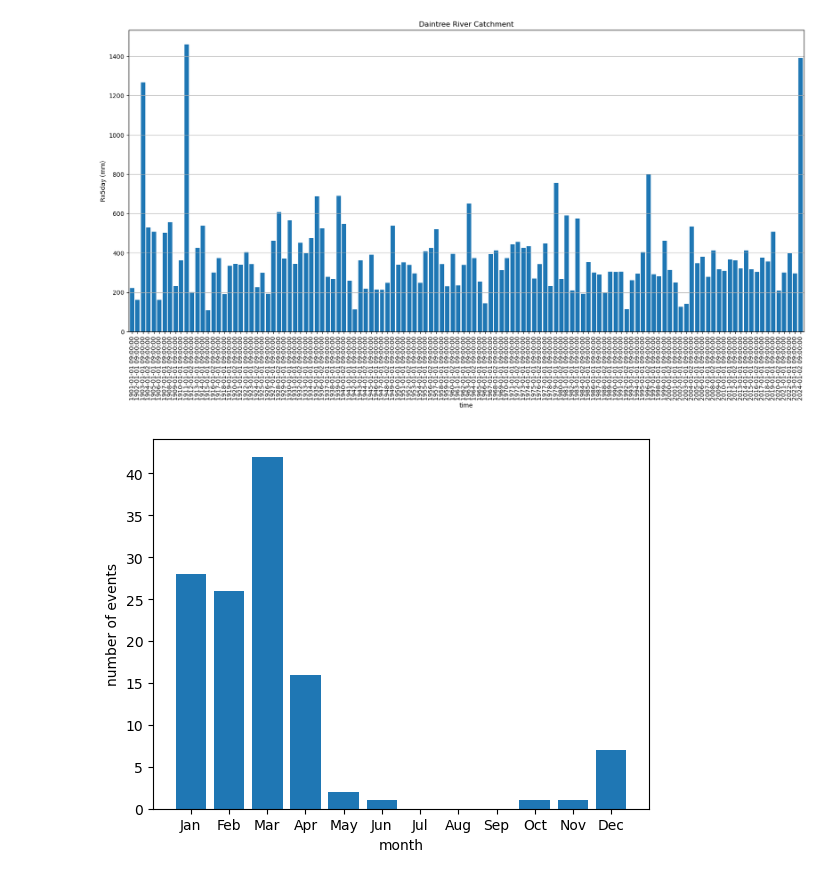
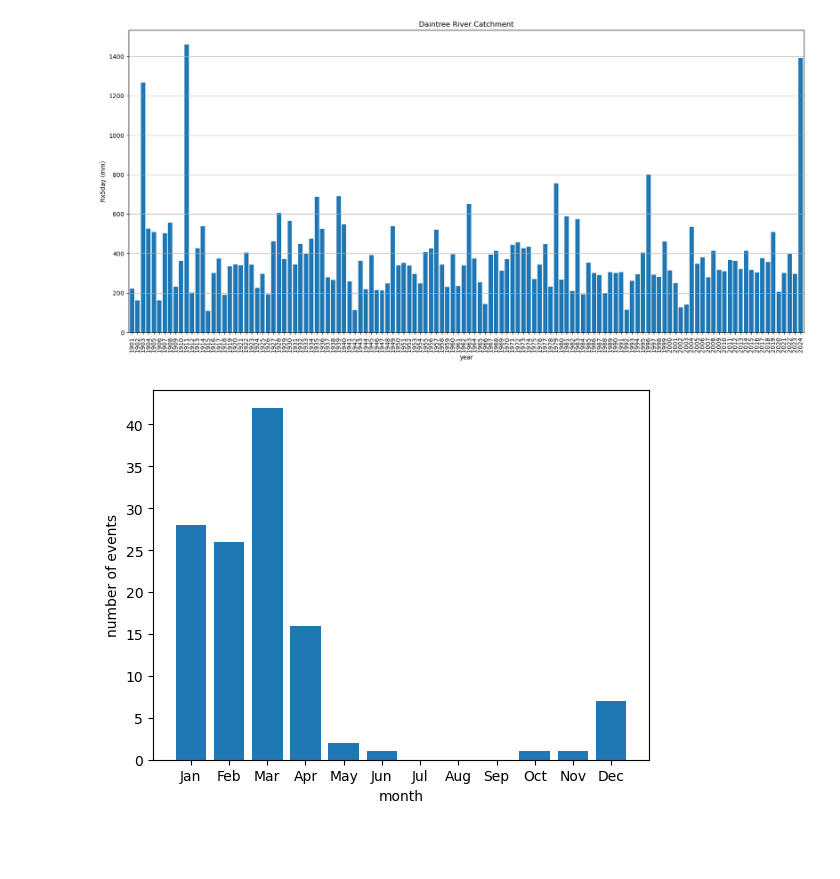
Before and after one commit to AusClimateService/unseen-projects, a Jupyter notebook: project-jasper/rx5day_daintree.ipynb, the cells around one changed output. Drawn from its saved outputs; the diff is of its cells as text; code cells hidden in the pictures; blank space fills up the shorter version.

```diff
--- a/project-jasper/rx5day_daintree.ipynb
+++ b/project-jasper/rx5day_daintree.ipynb
@@ -14,14 +12,16 @@ ds = xr.open_dataset('/g/data/xv83/dbi599/tc-jasper/rx5day_AGCD-CSIRO_r005_1900-
 ds = ds.isel({'time': slice(1,125)})
 # %%
 df = ds.to_dataframe()
+df.index = df.index.year
 # %%
 df['pr'].plot.bar(figsize=[20, 9], width=0.8)
 plt.ylabel('Rx5day (mm)')
+plt.xlabel('year')
 plt.title('Daintree River Catchment')
 plt.grid(axis='y')
 plt.show()
 # %% [output]
-[figure, old version]
+[figure, new version]
 # %%
 process_utils.plot_event_seasonality(df)
 # %% [output]
```
Also changed, not shown: parts of 2 cells of this notebook, 2 other files.
